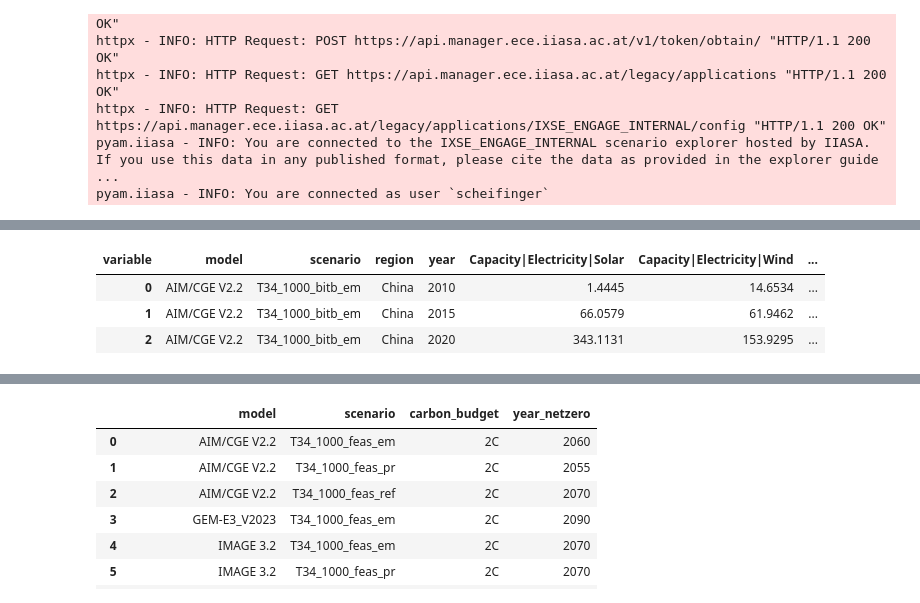
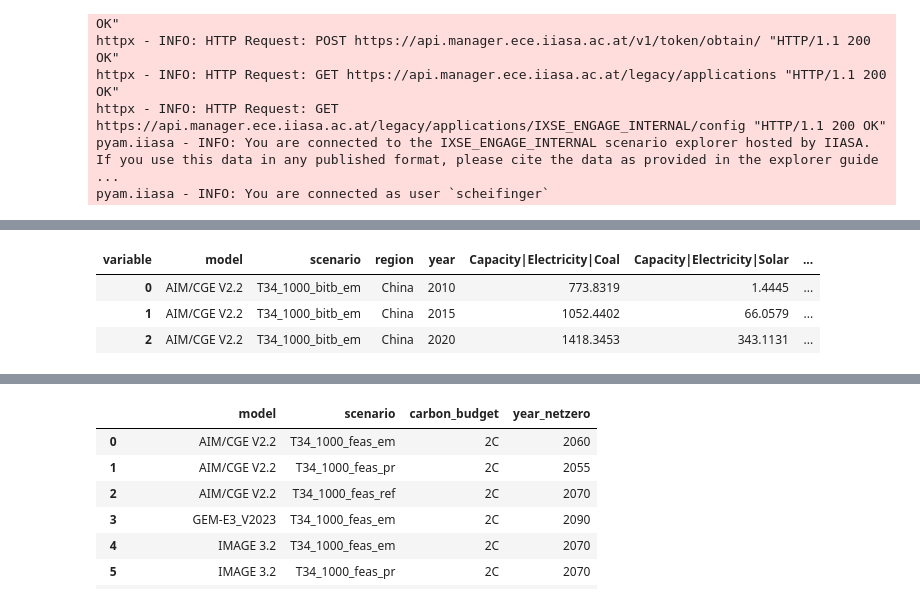
Before and after one commit to zyankarli/Feasibility_Tool, a Jupyter notebook: Tryout_Book.ipynb, the cells around one changed output, grey strips where cells are left out. Saved outputs shown, nothing was run; the diff lists cells and outputs as text; code cells hidden in the pictures.

```diff
--- a/Tryout_Book.ipynb
+++ b/Tryout_Book.ipynb
@@ -20,7 +20,7 @@ def get_data():
     #other variables: 'Emissions|CO2', 'Primary Energy|Coal',
     #query for climate scenario data
 
-    df = pyam.read_iiasa(
+    data_set = pyam.read_iiasa(
         name = 'engage_internal',
         creds = iiasa_creds,
         scenario =[
@@ -36,6 +36,7 @@ def get_data():
                   'Primary Energy|Coal',
                   'Primary Energy|Gas',
                   'Primary Energy',
+                  'Capacity|Electricity|Coal',
                   'Capacity|Electricity|Solar',
                   'Capacity|Electricity|Wind',
                   'Carbon Sequestration|CCS',
@@ -76,7 +105,7 @@ df = data_set
 ## China:  Countries of centrally-planned Asia; primarily China
 ## Rest of the world: other countries
 #get world
-world = df[df['region'] == "World"]
+world = data_set[df['region'] == "World"]
 world.loc[:, "region"] = "World"
 #get OECD*
 oecd = df[df["region"].isin(["North America; primarily the United States of America and Canada","Eastern and Western Europe (i.e., the EU28)"])]\
@@ -85,38 +114,38 @@ oecd = df[df["region"].isin(["North America; primarily the United States of Amer
 oecd['region'] = "OECD"
 #get China
 china = df[df['region'] == "Countries of centrally-planned Asia; primarily China"]
 china.loc[:, "region"] = "China"
 #get RoW
-row = df[~df["region"].isin(["North America; primarily the United States of America and Canada","Eastern and Western Europe (i.e., the EU28)", "Countries of centrally-planned Asia; primarily China"])]\
+row = df[~df["region"].isin(["World", "North America; primarily the United States of America and Canada","Eastern and Western Europe (i.e., the EU28)", "Countries of centrally-planned Asia; primarily China"])]\
         .groupby(["model", "scenario", "variable", "year", "unit"])\
             .agg({"value": "sum"}).reset_index()
 row["region"] = "RoW"
 #Concat three regions
 df = pd.concat([world, oecd, china, row]).reset_index()
 
 #from long to wide
 df = pd.pivot(data=df, index=['model','scenario', 'region', 'year'], columns = 'variable', values = 'value').reset_index()
 #get diffeernt scenario narratives from scenario name
 df['scenario_narrative'] = np.where(df['scenario'].str.contains("T34_1000_ref", case=True), "Cost Effective", np.nan)
 df['scenario_narrative'] = np.where(df['scenario'].str.contains("T34_1000_bitb_ref", case=True), "Tech", df['scenario_narrative'])
 df['scenario_narrative'] = np.where(df['scenario'].str.contains("T34_1000_govem", case=True), "Instit", df['scenario_narrative'])
 df['scenario_narrative'] = np.where(df['scenario'].str.contains("T34_1000_bitb_em", case=True), "Tech+Inst", df['scenario_narrative'])
 df['scenario_narrative'] = np.where(df['scenario'].str.contains("T34_1000_enab_em", case=True), "Inst+Enab", df['scenario_narrative'])
 df['scenario_narrative'] = np.where(df['scenario'].str.contains("T34_1000_feas_em", case=True), "Tech+Inst+Enab", df['scenario_narrative'])
 
 #caluclate percentages of energymix for coal and gas
 df["Share_Coal"] = df["Primary Energy|Coal"] / df["Primary Energy"]
 df["Share_Gas"] = df["Primary Energy|Gas"] / df["Primary Energy"]
 
 #get reductions from 2020 - 2040
 df.head(3)
 #Sort dataframe
 #df.sort_values(by=["model", "scenario", "region", "year"], ascending=True, inplace=True)
 # %% [output]
-| variable | model | scenario | region | year | Capacity|Electricity|Solar | Capacity|Electricity|Wind | ... |
-| 0 | AIM/CGE V2.2 | T34_1000_bitb_em | China | 2010 | 1.4445 | 14.6534 | ... |
-| 1 | AIM/CGE V2.2 | T34_1000_bitb_em | China | 2015 | 66.0579 | 61.9462 | ... |
-| 2 | AIM/CGE V2.2 | T34_1000_bitb_em | China | 2020 | 343.1131 | 153.9295 | ... |
+| variable | model | scenario | region | year | Capacity|Electricity|Coal | Capacity|Electricity|Solar | ... |
+| 0 | AIM/CGE V2.2 | T34_1000_bitb_em | China | 2010 | 773.8319 | 1.4445 | ... |
+| 1 | AIM/CGE V2.2 | T34_1000_bitb_em | China | 2015 | 1052.4402 | 66.0579 | ... |
+| 2 | AIM/CGE V2.2 | T34_1000_bitb_em | China | 2020 | 1418.3453 | 343.1131 | ... |
 # %%
 #filter
 to_plot_df = df[(df['year'].isin([2020, 2030, 2040])) & (df["scenario"].isin(["T34_1000_ref", "T34_1000_govem"])) & (df["region"] == "World")]
```
Also changed, not shown: parts of 4 cells of this notebook, 1 other file.
